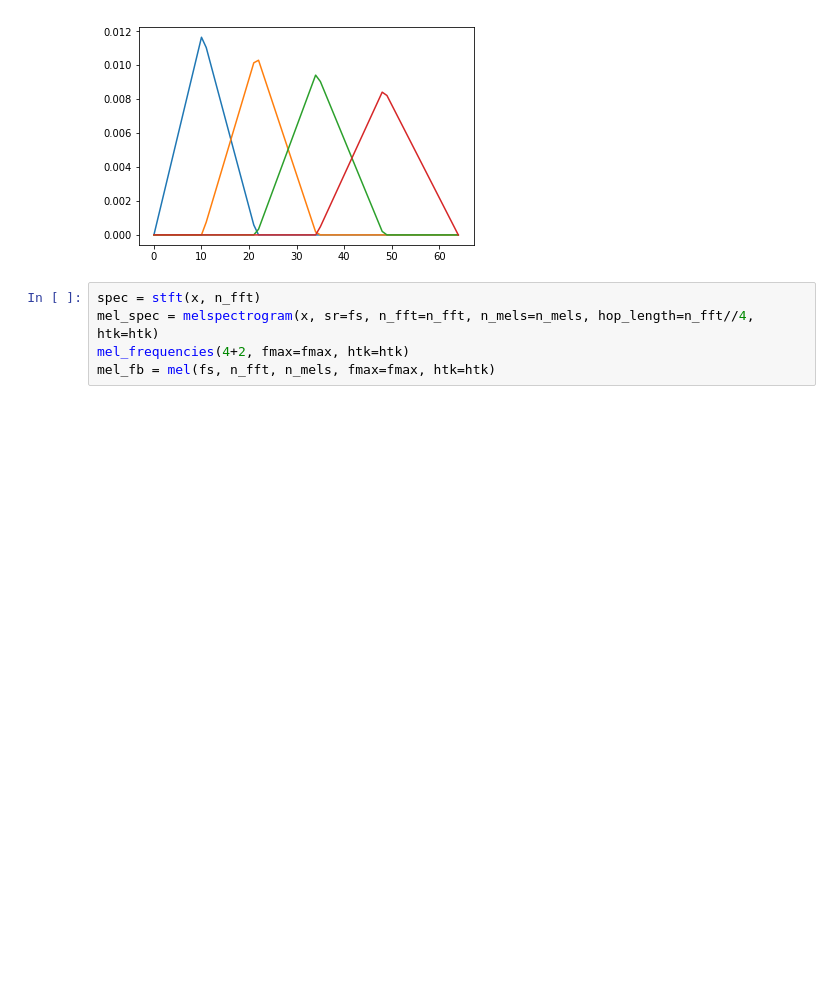
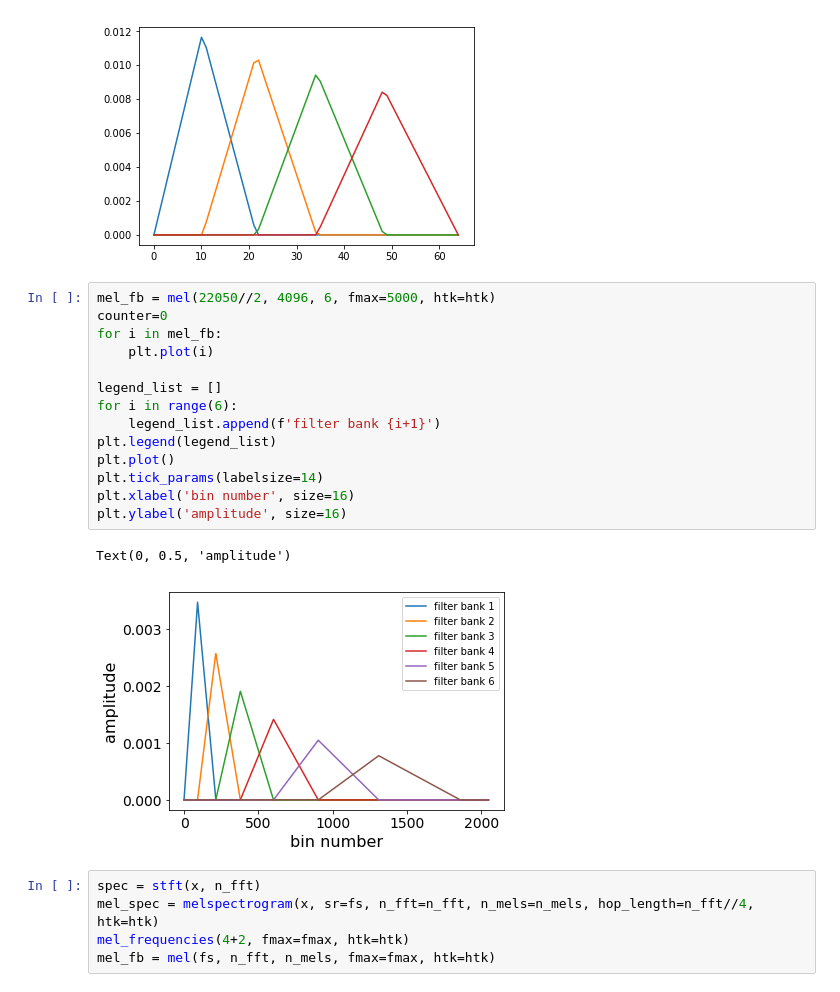
Before and after one commit to KinWaiCheuk/nnAudio, a Jupyter notebook: Paper/Mel Explain.ipynb, the cells around one changed output. Saved outputs shown, nothing was run; the diff lists cells and outputs as text; blank space fills up the shorter version.

```diff
--- a/Paper/Mel Explain.ipynb
+++ b/Paper/Mel Explain.ipynb
@@ -30,6 +30,23 @@ for i in mel_fb:
         break
 # %% [output]
 [figure]
+# %%
+mel_fb = mel(22050//2, 4096, 6, fmax=5000, htk=htk)
+counter=0
+for i in mel_fb:
+    plt.plot(i)
+
+legend_list = []
+for i in range(6):
+    legend_list.append(f'filter bank {i+1}')
+plt.legend(legend_list)
+plt.plot()
+plt.tick_params(labelsize=14)
+plt.xlabel('bin number', size=16)
+plt.ylabel('amplitude', size=16)
+# %% [output]
+Text(0, 0.5, 'amplitude')
+[figure, added]
 # %%
 spec = stft(x, n_fft)
 mel_spec = melspectrogram(x, sr=fs, n_fft=n_fft, n_mels=n_mels, hop_length=n_fft//4, htk=htk)
```
Also changed, not shown: 19 other files.
